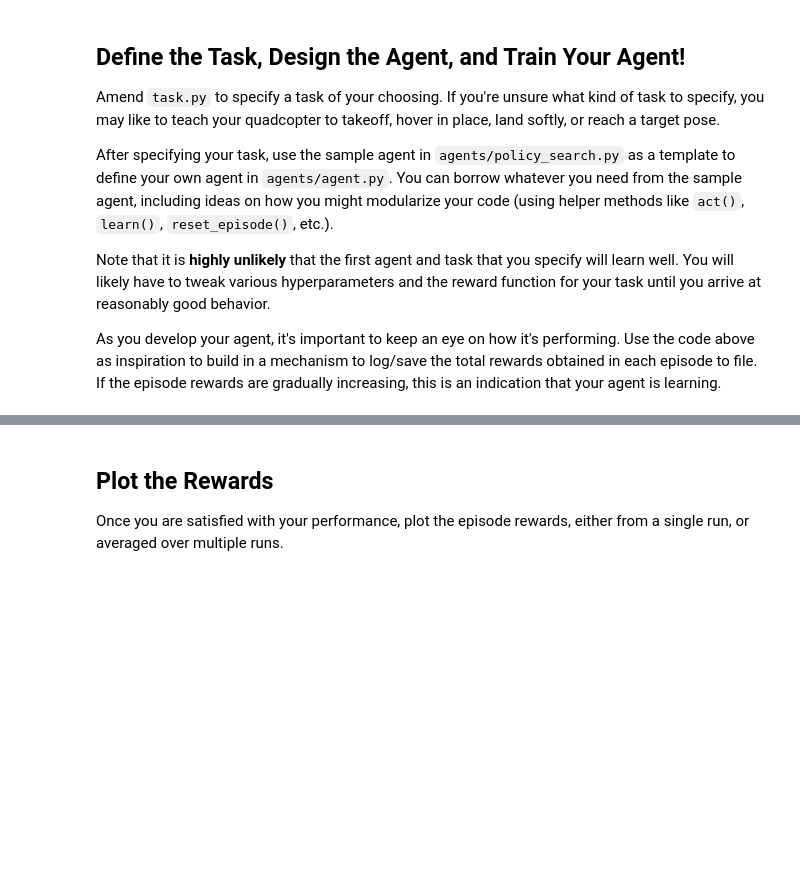
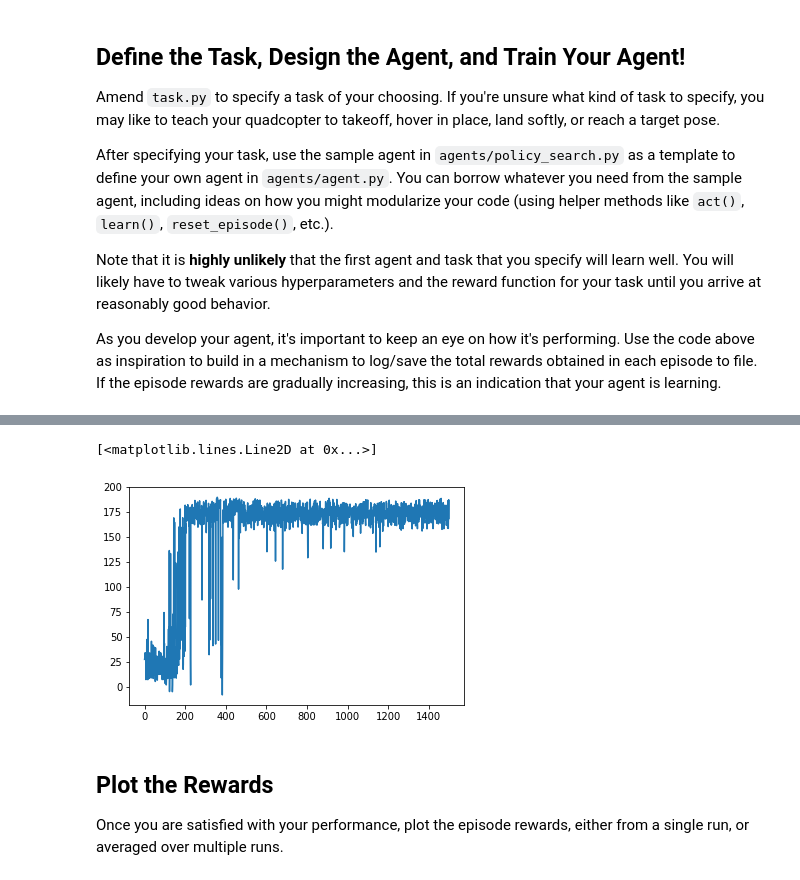
Before and after one commit to jacquesmats/rl-quadcopter, a Jupyter notebook: Quadcopter_Project.ipynb, the cells around one changed output, grey strips where cells are left out. Drawn from its saved outputs; the diff is of its cells as text; code cells hidden in the pictures; blank space fills up the shorter version.

```diff
--- a/Quadcopter_Project.ipynb
+++ b/Quadcopter_Project.ipynb
@@ -316,3 +334,8 @@ with open(file_output, 'w') as csvfile:
+# %%
+plt.plot(samp_rewards)
+# %% [output]
+[<matplotlib.lines.Line2D at 0x...>]
+[figure, added]
 # %% [markdown]
 ## Plot the Rewards
 
```
Also changed, not shown: parts of 6 cells of this notebook, 1 other file.
